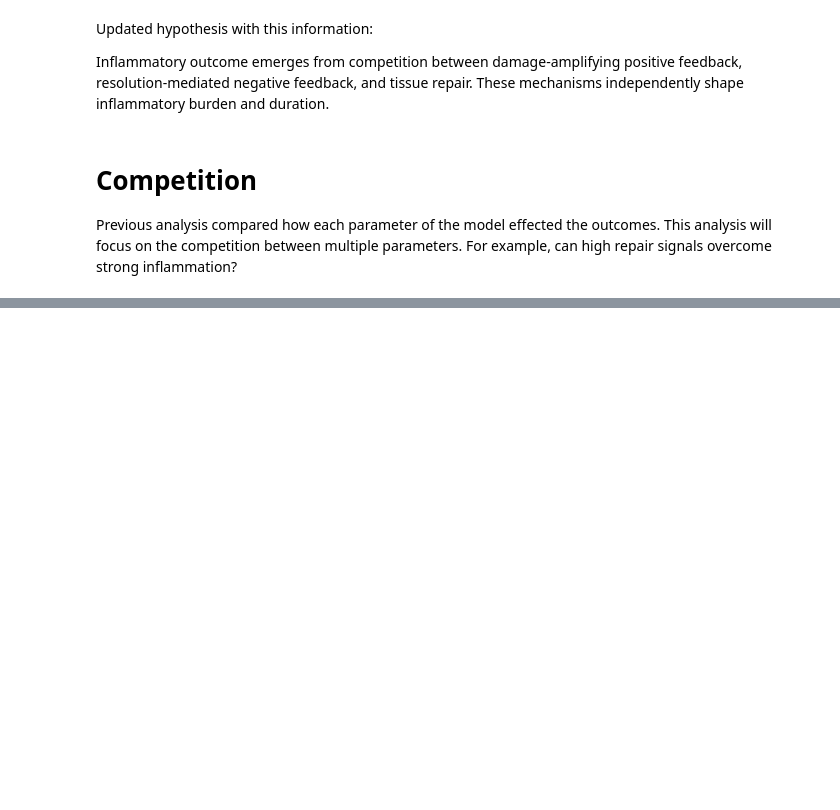
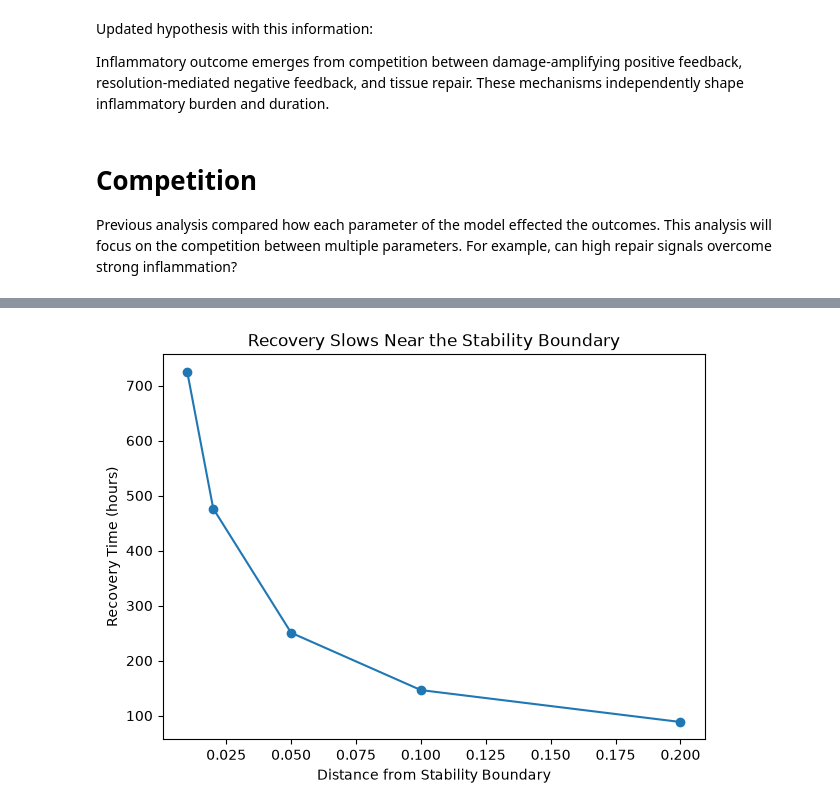
Before and after one commit to taimcnugget/inflammation_model, a Jupyter notebook: notebooks/inflammation_model.ipynb, the cells around one changed output, grey strips where cells are left out. Drawn from its saved outputs; the diff is of its cells as text; code cells hidden in the pictures; blank space fills up the shorter version.

```diff
--- a/notebooks/inflammation_model.ipynb
+++ b/notebooks/inflammation_model.ipynb
@@ -577,0 +719,18 @@ plt.show()
+# %%
+plot_df = to_zero_df.dropna(subset=["recovery_time"])
+
+plt.figure(figsize=(7, 5))
+
+plt.plot(
+    plot_df["distance_from_boundary"],
+    plot_df["recovery_time"],
+    marker="o"
+)
+
+plt.xlabel("Distance from Stability Boundary")
+plt.ylabel("Recovery Time (hours)")
+plt.title("Recovery Slows Near the Stability Boundary")
+
+plt.show()
+# %% [output]
+[figure, added]
```
Also changed, not shown: parts of 17 cells of this notebook.
